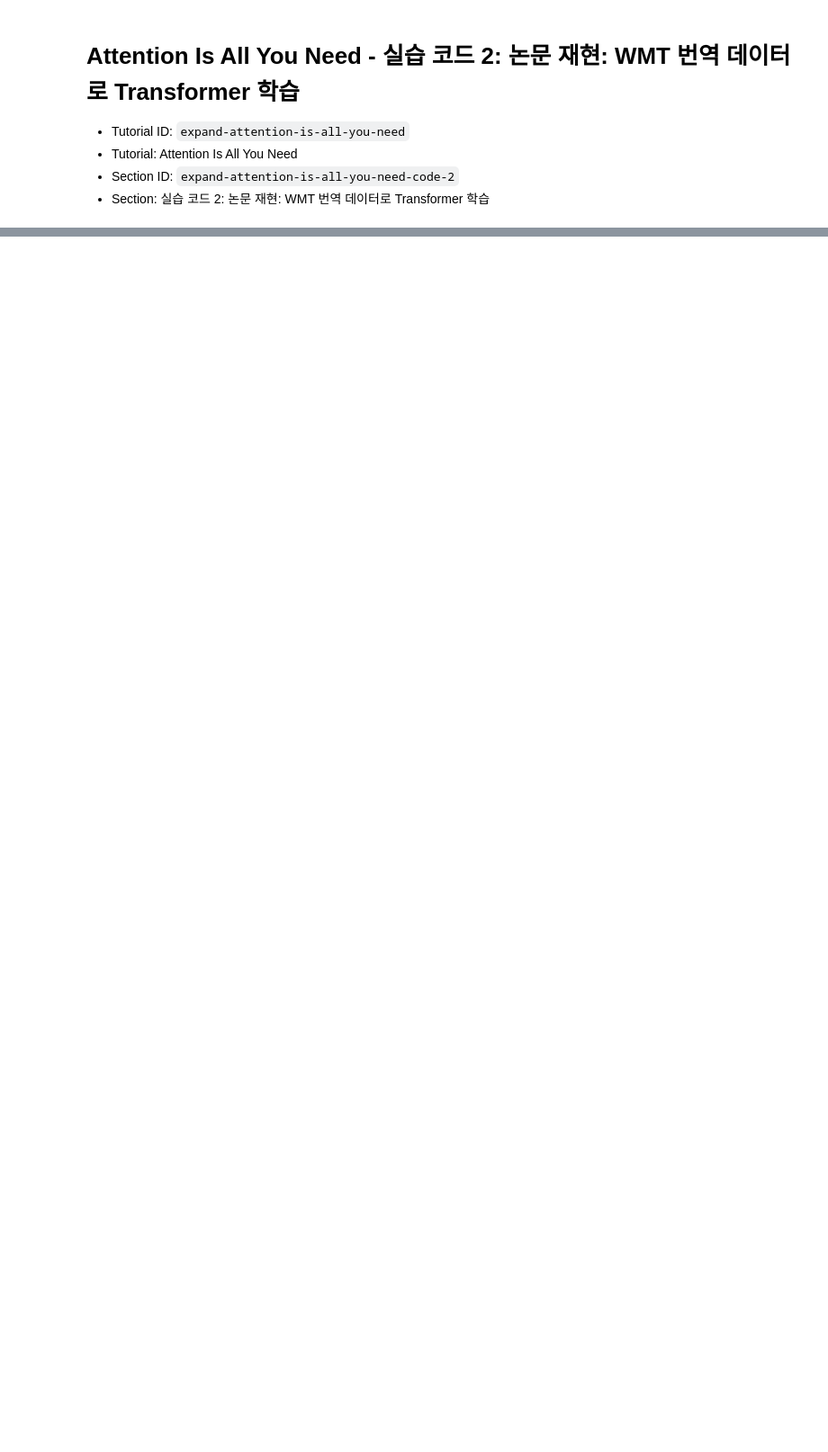
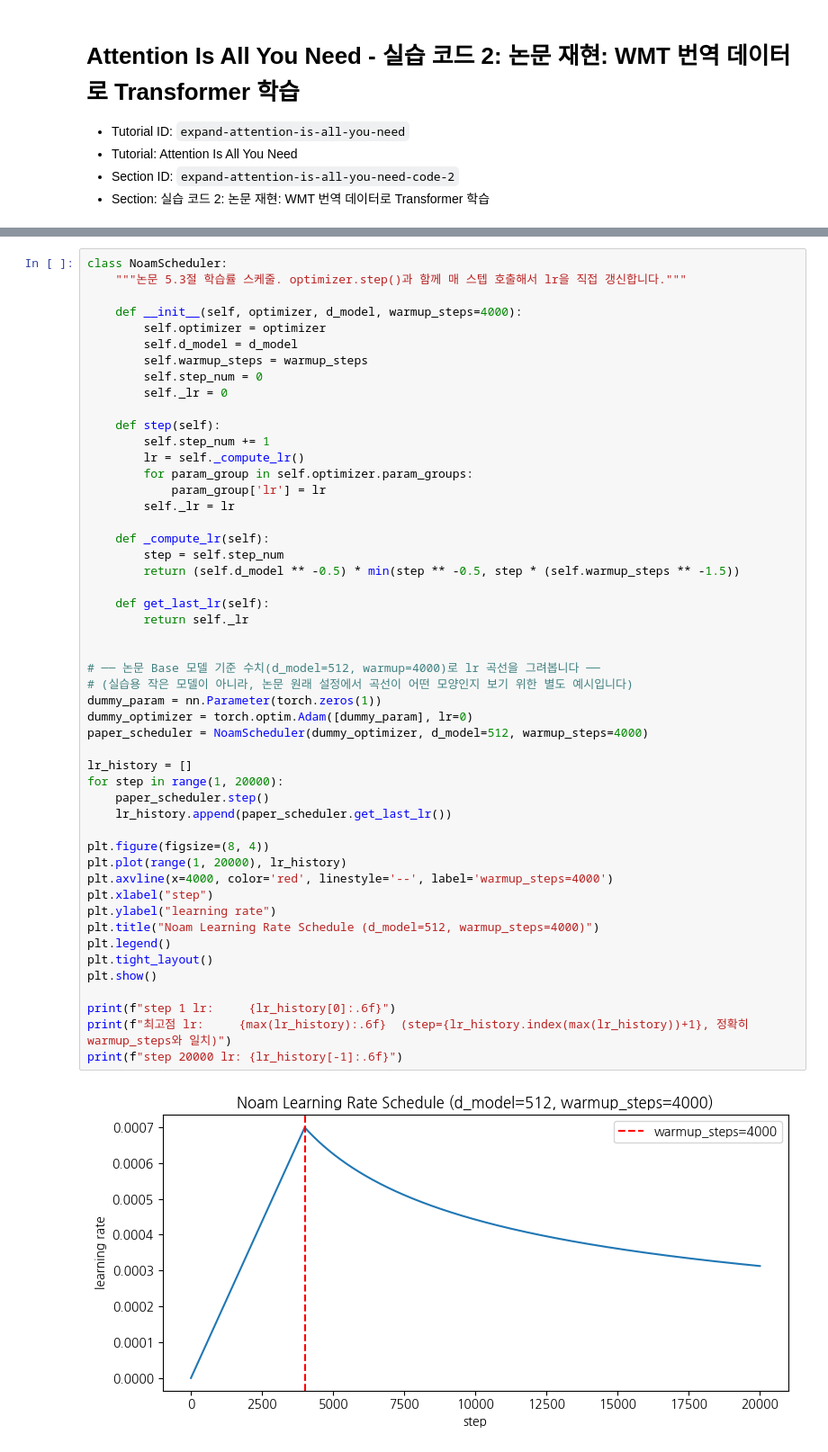
Before and after one commit to transformerfoundation/colab-practice-test, a Jupyter notebook: tutorial_ipynb_collection_ver_4/016_Attention-Is-All-You-Need__Practice-Code-2-Paper-Reproduction-WMT-Transformer-Training.ipynb, the cells around one changed output, grey strips where cells are left out. Shown at 90% size. Cells and saved outputs as stored; diff of their text form; blank space fills up the shorter version.

```diff
--- a/tutorial_ipynb_collection_ver_4/016_Attention-Is-All-You-Need__Practice-Code-2-Paper-Reproduction-WMT-Transformer-Training.ipynb
+++ b/tutorial_ipynb_collection_ver_4/016_Attention-Is-All-You-Need__Practice-Code-2-Paper-Reproduction-WMT-Transformer-Training.ipynb
@@ -146,0 +947,52 @@ def train_transformer(model, train_loader, epochs=10, d_model=512):
+# %%
+class NoamScheduler:
+    """논문 5.3절 학습률 스케줄. optimizer.step()과 함께 매 스텝 호출해서 lr을 직접 갱신합니다."""
+
+    def __init__(self, optimizer, d_model, warmup_steps=4000):
+        self.optimizer = optimizer
+        self.d_model = d_model
+        self.warmup_steps = warmup_steps
+        self.step_num = 0
+        self._lr = 0
+
+    def step(self):
+        self.step_num += 1
+        lr = self._compute_lr()
+        for param_group in self.optimizer.param_groups:
+            param_group['lr'] = lr
+        self._lr = lr
+
+    def _compute_lr(self):
+        step = self.step_num
+        return (self.d_model ** -0.5) * min(step ** -0.5, step * (self.warmup_steps ** -1.5))
+
+    def get_last_lr(self):
+        return self._lr
+
+
+# ── 논문 Base 모델 기준 수치(d_model=512, warmup=4000)로 lr 곡선을 그려봅니다 ──
+# (실습용 작은 모델이 아니라, 논문 원래 설정에서 곡선이 어떤 모양인지 보기 위한 별도 예시입니다)
+dummy_param = nn.Parameter(torch.zeros(1))
+dummy_optimizer = torch.optim.Adam([dummy_param], lr=0)
+paper_scheduler = NoamScheduler(dummy_optimizer, d_model=512, warmup_steps=4000)
+
+lr_history = []
+for step in range(1, 20000):
+    paper_scheduler.step()
+    lr_history.append(paper_scheduler.get_last_lr())
+
+plt.figure(figsize=(8, 4))
+plt.plot(range(1, 20000), lr_history)
+plt.axvline(x=4000, color='red', linestyle='--', label='warmup_steps=4000')
+plt.xlabel("step")
+plt.ylabel("learning rate")
+plt.title("Noam Learning Rate Schedule (d_model=512, warmup_steps=4000)")
+plt.legend()
+plt.tight_layout()
+plt.show()
+
+print(f"step 1 lr:     {lr_history[0]:.6f}")
+print(f"최고점 lr:     {max(lr_history):.6f}  (step={lr_history.index(max(lr_history))+1}, 정확히 warmup_steps와 일치)")
+print(f"step 20000 lr: {lr_history[-1]:.6f}")
+# %% [output]
+[figure, added]
```
Also changed, not shown: parts of 49 cells of this notebook, 4 other files.
